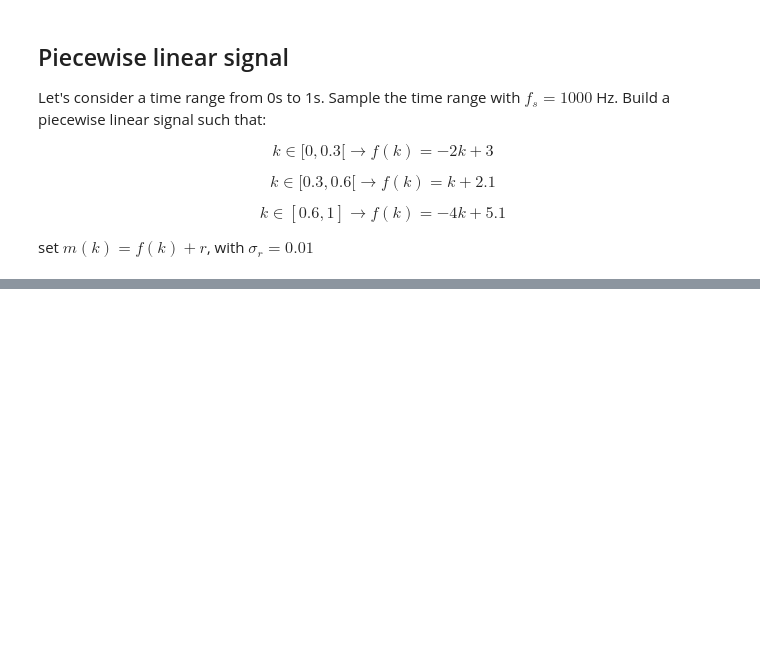
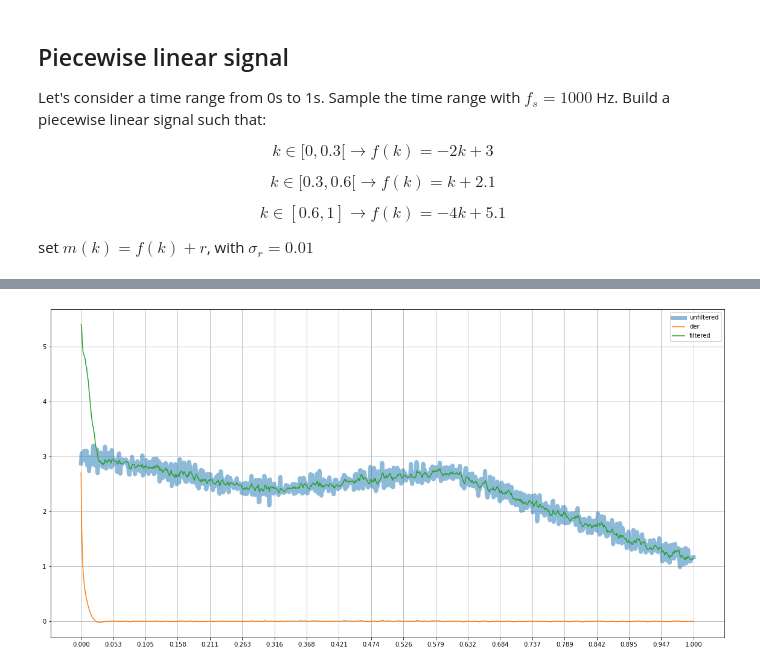
Before and after one commit to invzz/MasterOfComputerScience, a Jupyter notebook: 2021-2022/DSIP/pynb/Lab4/Labo 4 - Kalman-STUDENTS.ipynb, the cells around one changed output, grey strips where cells are left out. Drawn from its saved outputs; the diff is of its cells as text; code cells hidden in the pictures; blank space fills up the shorter version.

```diff
--- a/2021-2022/DSIP/pynb/Lab4/Labo 4 - Kalman-STUDENTS.ipynb
+++ b/2021-2022/DSIP/pynb/Lab4/Labo 4 - Kalman-STUDENTS.ipynb
@@ -112,4 +154,5 @@ set $m(k) = f(k) + r$, with $\sigma_r = 0.01$
 # %%
 # Initialization of s_pred and P_pred
-
 ### complete here ###
+s_pred = np.ones([2,1])
+P_pred = np.ones([2,2])
@@ -121,3 +170,5 @@ set $m(k) = f(k) + r$, with $\sigma_r = 0.01$
 # allocate func and der arrays
 
 ### complete here ###
+func = np.zeros_like(time)
+der = np.zeros_like(time)
@@ -127,0 +175,24 @@ set $m(k) = f(k) + r$, with $\sigma_r = 0.01$
+# %%
+## call Kalman filter
+
+### complete here
+
+
+for i, m_k in enumerate(m):
+   s, P_pred_k , s_pred_k = naive_KF(m_k, P_pred,s_pred, Phi, H, Q, R)
+   func[i] = s_pred_k[0]
+   der[i] = s_pred_k[1]
+   s_pred = s_pred_k.copy()
+   P_pred = P_pred_k.copy()
+
+fig, ax = plt.subplots(1)
+
+ax.plot(time, m,alpha=0.5, label='unfiltered', linewidth=7.0)
+ax.plot(time, der,alpha=1, label='der')
+ax.plot(time, func,alpha=1, label='filtered')
+
+ax.set_xticks(np.linspace(0,1,20))
+ax.legend()
+ax.grid()
+# %% [output]
+[figure, added]
```
Also changed, not shown: parts of 7 cells of this notebook, 9 other files.
